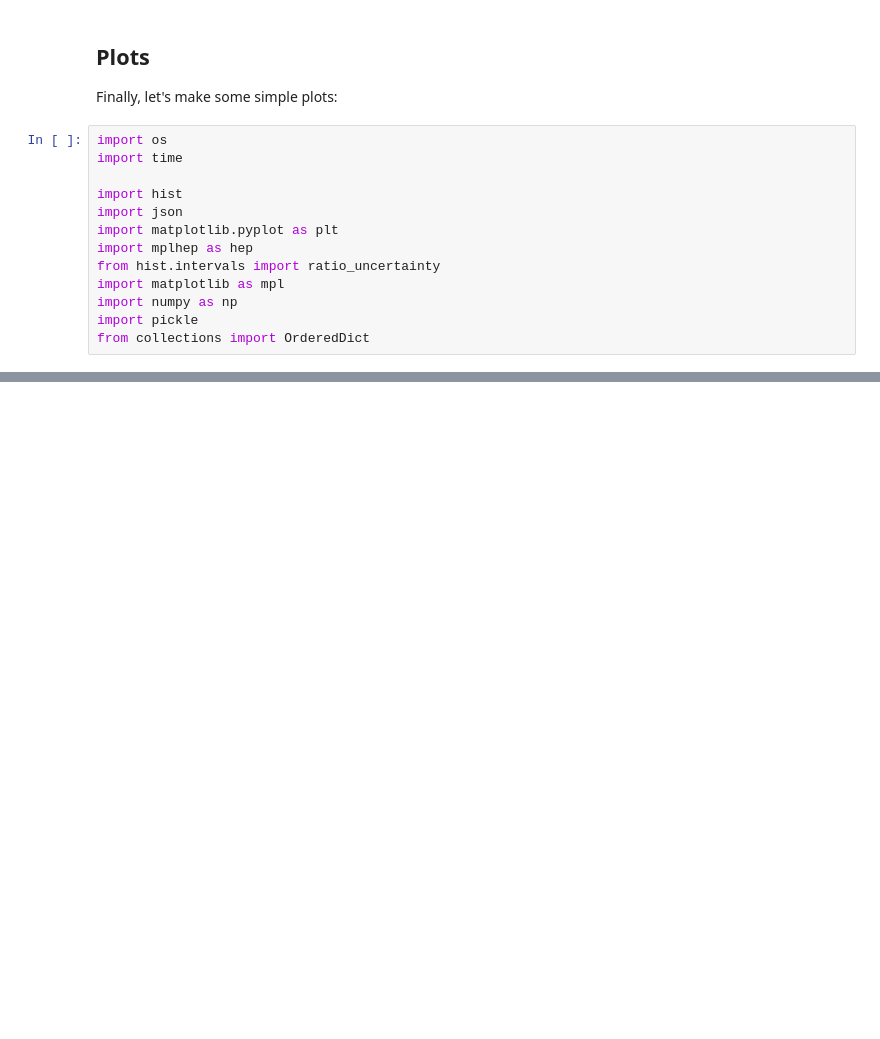
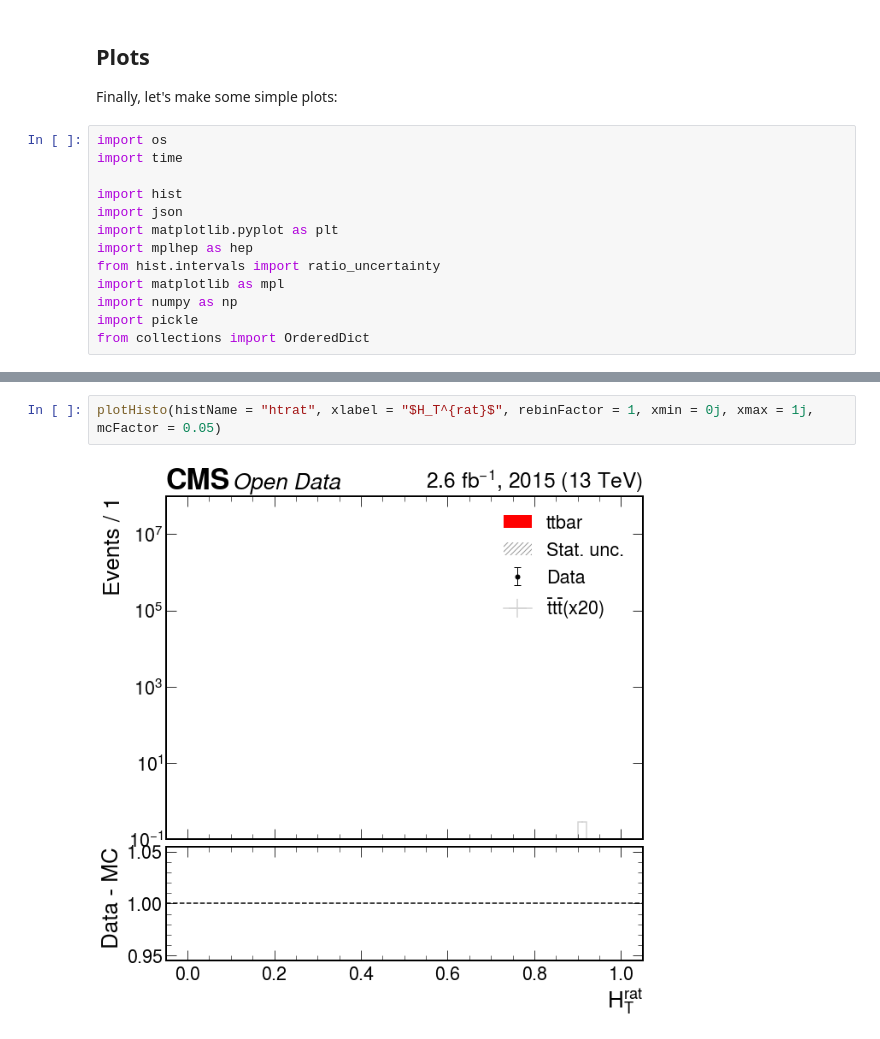
Before and after one commit to HEP-EPN/FourTopsCMSOpenData, a Jupyter notebook: Notebooks/Analysis_muon_version.ipynb, the cells around one changed output, grey strips where cells are left out. Saved outputs shown, nothing was run; the diff lists cells and outputs as text; blank space fills up the shorter version.

```diff
--- a/Notebooks/Analysis_muon_version.ipynb
+++ b/Notebooks/Analysis_muon_version.ipynb
@@ -392,0 +446,4 @@ plotHisto(histName = "njets", xlabel = "Nj", rebinFactor = 1, xmin = 0j, xmax =
+# %%
+plotHisto(histName = "htrat", xlabel = "$H_T^{rat}$", rebinFactor = 1, xmin = 0j, xmax = 1j, mcFactor = 0.05)
+# %% [output]
+[figure, added]
```
Also changed, not shown: parts of 17 cells of this notebook.
